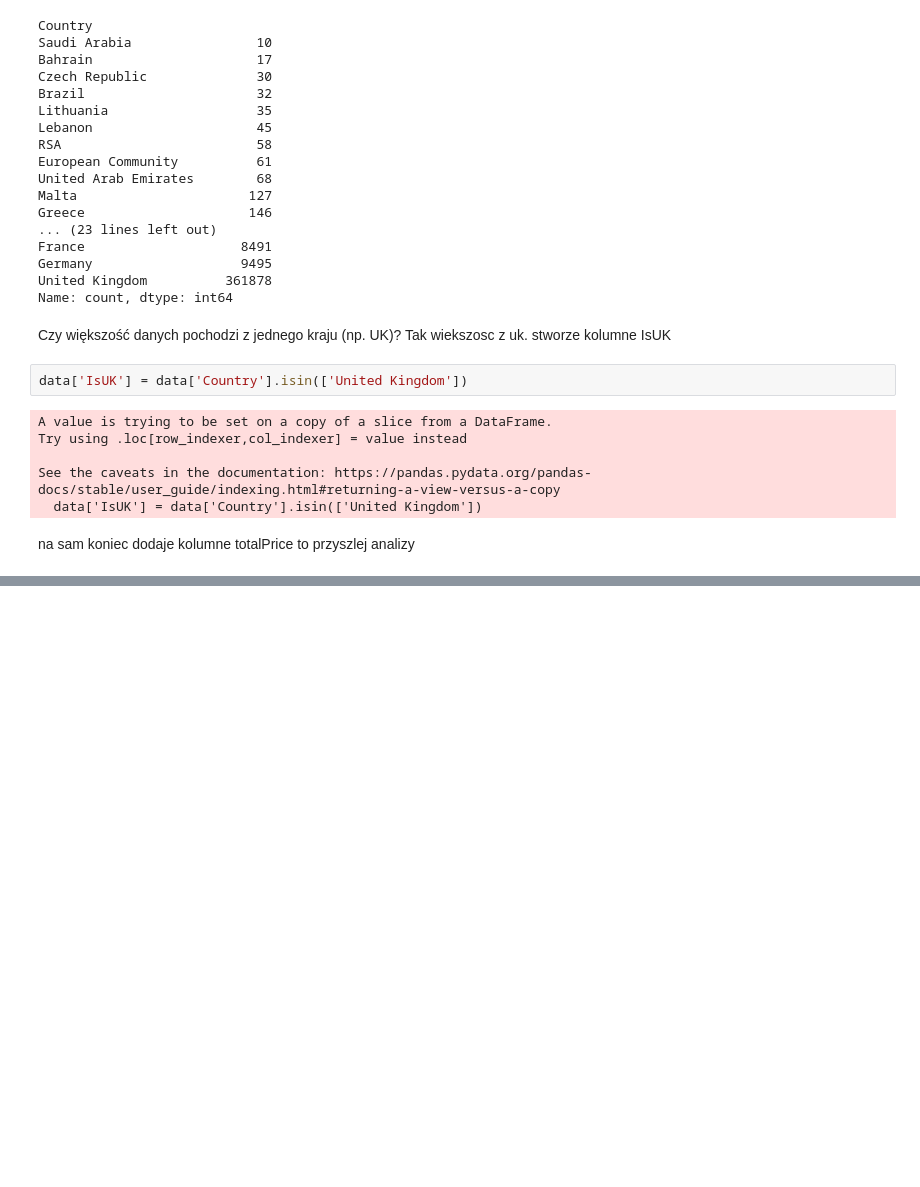
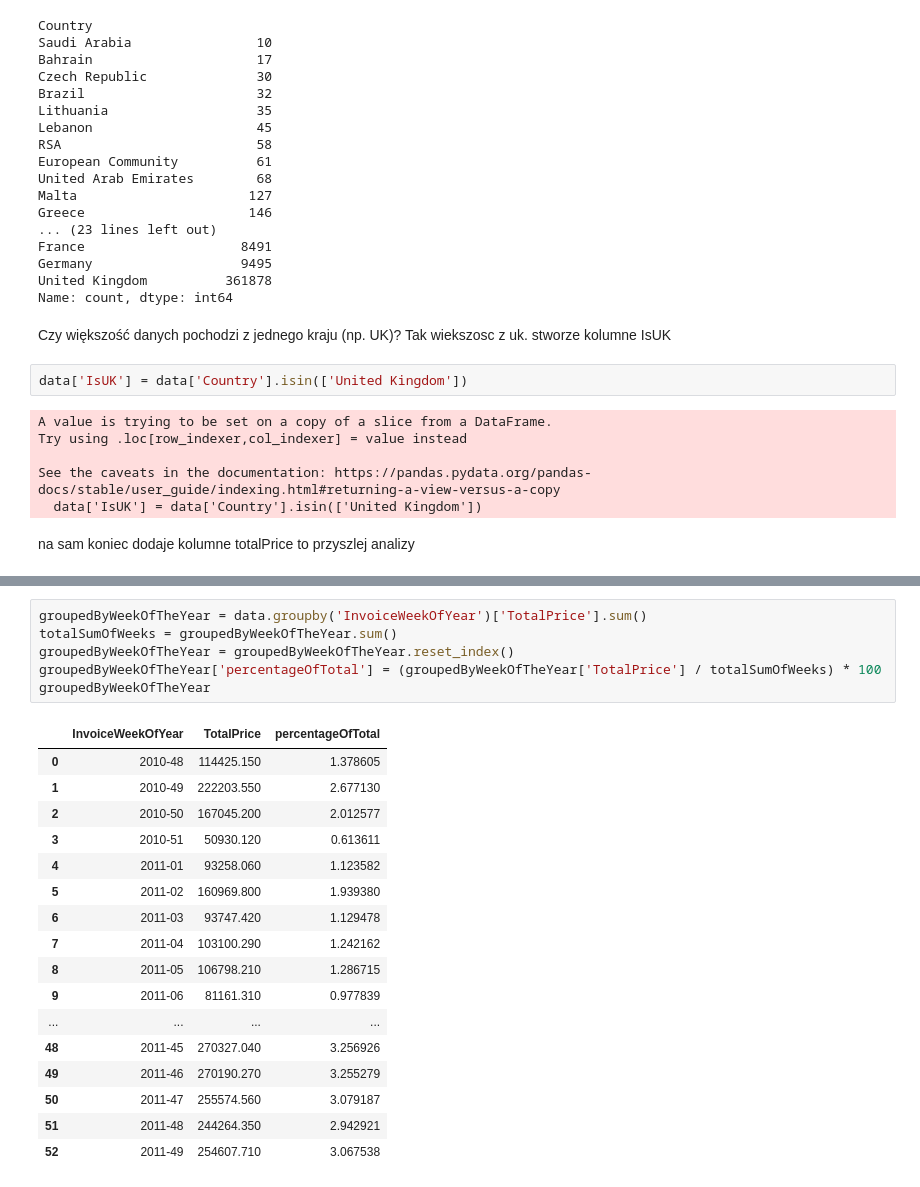
Before and after one commit to pomoreqq/eCommerceCustomerBehaviorAnalysis, a Jupyter notebook: notebook/analysis.ipynb, the cells around one changed output, grey strips where cells are left out. Cells and saved outputs as stored; diff of their text form; blank space fills up the shorter version.

```diff
--- a/notebook/analysis.ipynb
+++ b/notebook/analysis.ipynb
@@ -681,0 +914,24 @@ data
+# %%
+groupedByWeekOfTheYear = data.groupby('InvoiceWeekOfYear')['TotalPrice'].sum()
+totalSumOfWeeks = groupedByWeekOfTheYear.sum()
+groupedByWeekOfTheYear = groupedByWeekOfTheYear.reset_index()
+groupedByWeekOfTheYear['percentageOfTotal'] = (groupedByWeekOfTheYear['TotalPrice'] / totalSumOfWeeks) * 100
+groupedByWeekOfTheYear
+# %% [output]
+|  | InvoiceWeekOfYear | TotalPrice | percentageOfTotal |
+| 0 | 2010-48 | 114425.150 | 1.378605 |
+| 1 | 2010-49 | 222203.550 | 2.677130 |
+| 2 | 2010-50 | 167045.200 | 2.012577 |
+| 3 | 2010-51 | 50930.120 | 0.613611 |
+| 4 | 2011-01 | 93258.060 | 1.123582 |
+| 5 | 2011-02 | 160969.800 | 1.939380 |
+| 6 | 2011-03 | 93747.420 | 1.129478 |
+| 7 | 2011-04 | 103100.290 | 1.242162 |
+| 8 | 2011-05 | 106798.210 | 1.286715 |
+| 9 | 2011-06 | 81161.310 | 0.977839 |
+| ... | ... | ... | ... |
+| 48 | 2011-45 | 270327.040 | 3.256926 |
+| 49 | 2011-46 | 270190.270 | 3.255279 |
+| 50 | 2011-47 | 255574.560 | 3.079187 |
+| 51 | 2011-48 | 244264.350 | 2.942921 |
+| 52 | 2011-49 | 254607.710 | 3.067538 |
```
Also changed, not shown: parts of 55 cells of this notebook.
